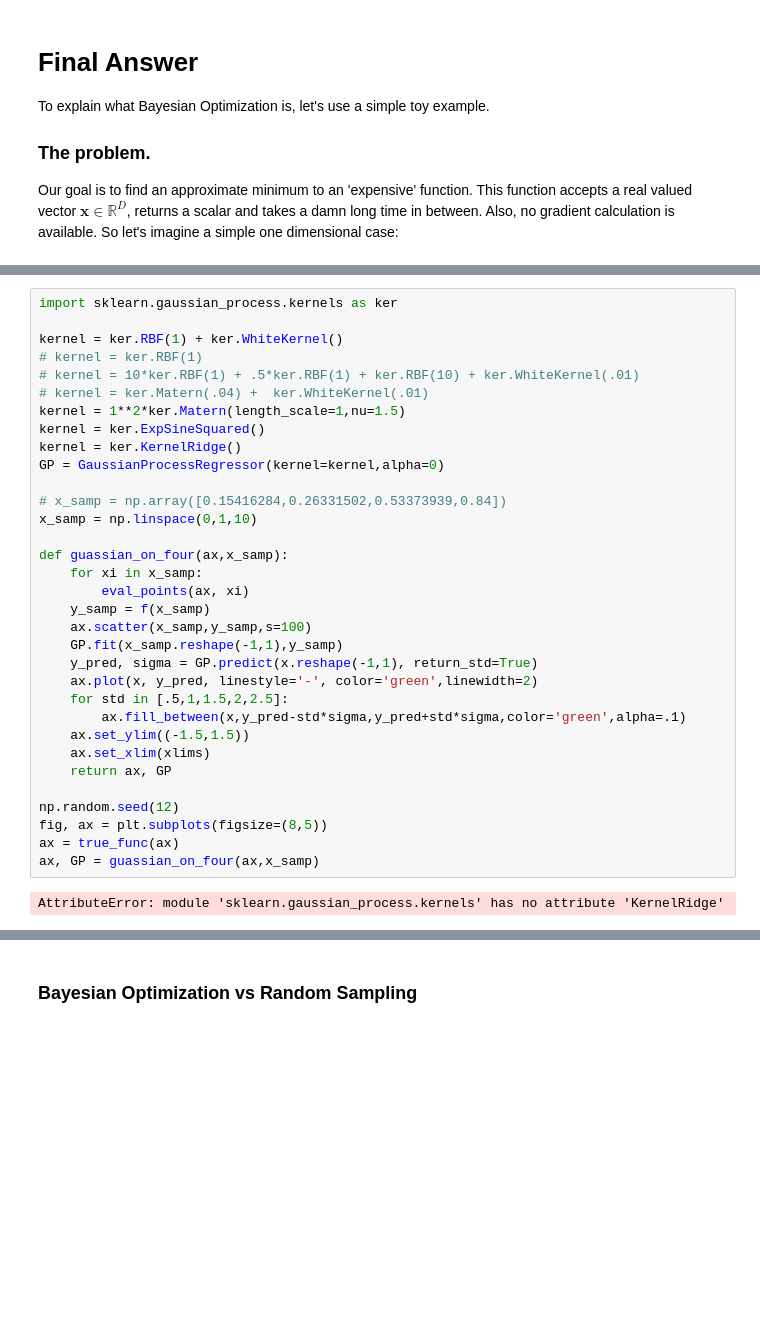
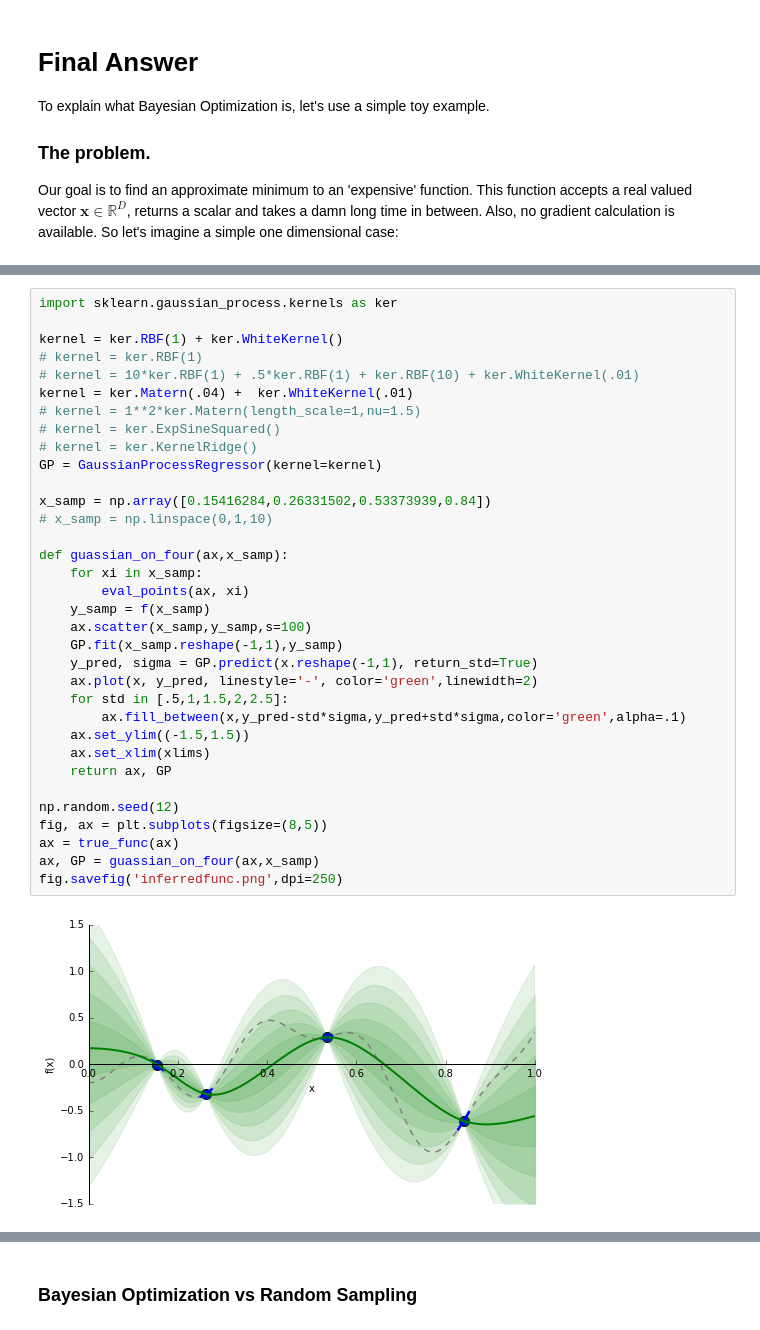
Before and after one commit to Duane321/QuoraNotebooks, a Jupyter notebook: BayesianOptimization/How does Bayesian optimization work.ipynb, the cells around one changed output, grey strips where cells are left out. Drawn from its saved outputs; the diff is of its cells as text; blank space fills up the shorter version.

```diff
--- a/BayesianOptimization/How does Bayesian optimization work.ipynb
+++ b/BayesianOptimization/How does Bayesian optimization work.ipynb
@@ -115,38 +111,39 @@ To get a feel for the GP, let's sample four points from our expensive function,
 # %%
 import sklearn.gaussian_process.kernels as ker
 
 kernel = ker.RBF(1) + ker.WhiteKernel()
 # kernel = ker.RBF(1)
 # kernel = 10*ker.RBF(1) + .5*ker.RBF(1) + ker.RBF(10) + ker.WhiteKernel(.01)
-# kernel = ker.Matern(.04) +  ker.WhiteKernel(.01)
-kernel = 1**2*ker.Matern(length_scale=1,nu=1.5)
-kernel = ker.ExpSineSquared()
-kernel = ker.KernelRidge()
-GP = GaussianProcessRegressor(kernel=kernel,alpha=0)
+kernel = ker.Matern(.04) +  ker.WhiteKernel(.01)
+# kernel = 1**2*ker.Matern(length_scale=1,nu=1.5)
+# kernel = ker.ExpSineSquared()
+# kernel = ker.KernelRidge()
+GP = GaussianProcessRegressor(kernel=kernel)
 
-# x_samp = np.array([0.15416284,0.26331502,0.53373939,0.84])
-x_samp = np.linspace(0,1,10)
+x_samp = np.array([0.15416284,0.26331502,0.53373939,0.84])
+# x_samp = np.linspace(0,1,10)
 
 def guassian_on_four(ax,x_samp):
     for xi in x_samp:
         eval_points(ax, xi)
     y_samp = f(x_samp)
     ax.scatter(x_samp,y_samp,s=100)
     GP.fit(x_samp.reshape(-1,1),y_samp)
     y_pred, sigma = GP.predict(x.reshape(-1,1), return_std=True)
     ax.plot(x, y_pred, linestyle='-', color='green',linewidth=2)
     for std in [.5,1,1.5,2,2.5]:
         ax.fill_between(x,y_pred-std*sigma,y_pred+std*sigma,color='green',alpha=.1)
     ax.set_ylim((-1.5,1.5))
     ax.set_xlim(xlims)
     return ax, GP
 
 np.random.seed(12)
 fig, ax = plt.subplots(figsize=(8,5))
 ax = true_func(ax)
 ax, GP = guassian_on_four(ax,x_samp)
+fig.savefig('inferredfunc.png',dpi=250)
 # %% [output]
-AttributeError: module 'sklearn.gaussian_process.kernels' has no attribute 'KernelRidge'
+[figure, added]
 # %% [markdown]
 The solid green line is our guess of the hidden function. Each additional band of green you see is another half standard deviation on the output distribution.
 
```
Also changed, not shown: parts of 11 cells of this notebook, 7 other files.
